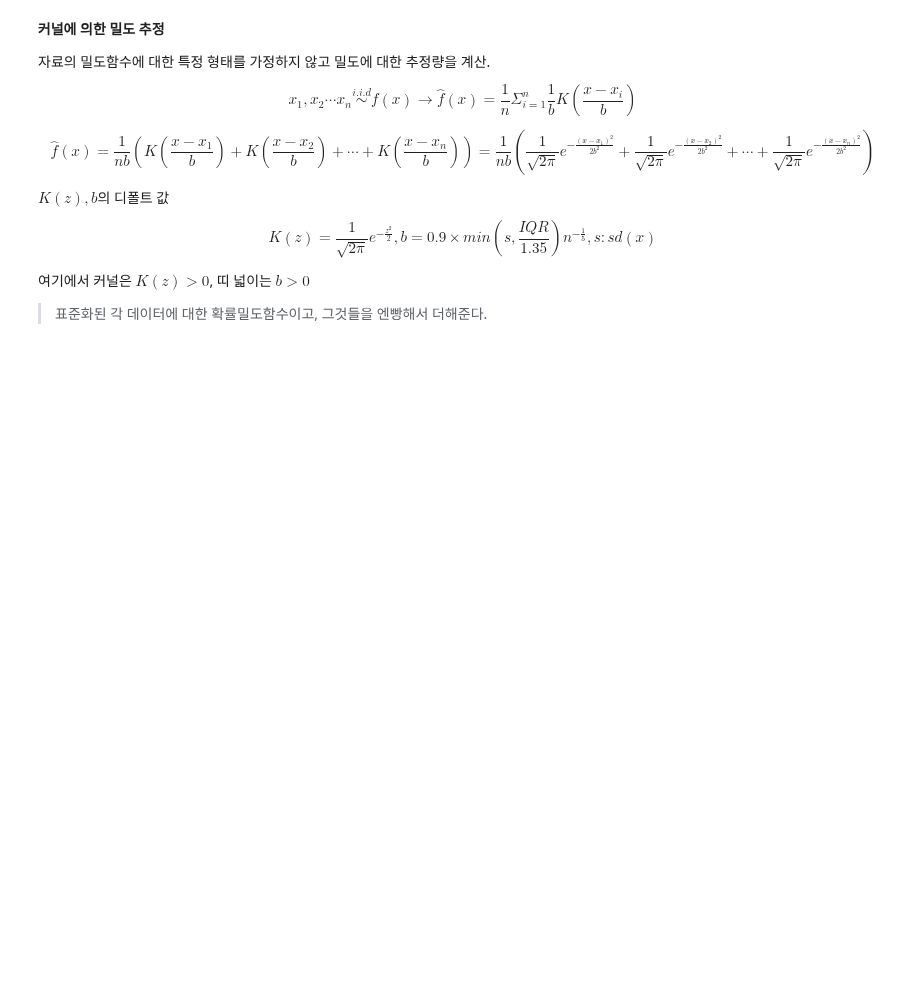
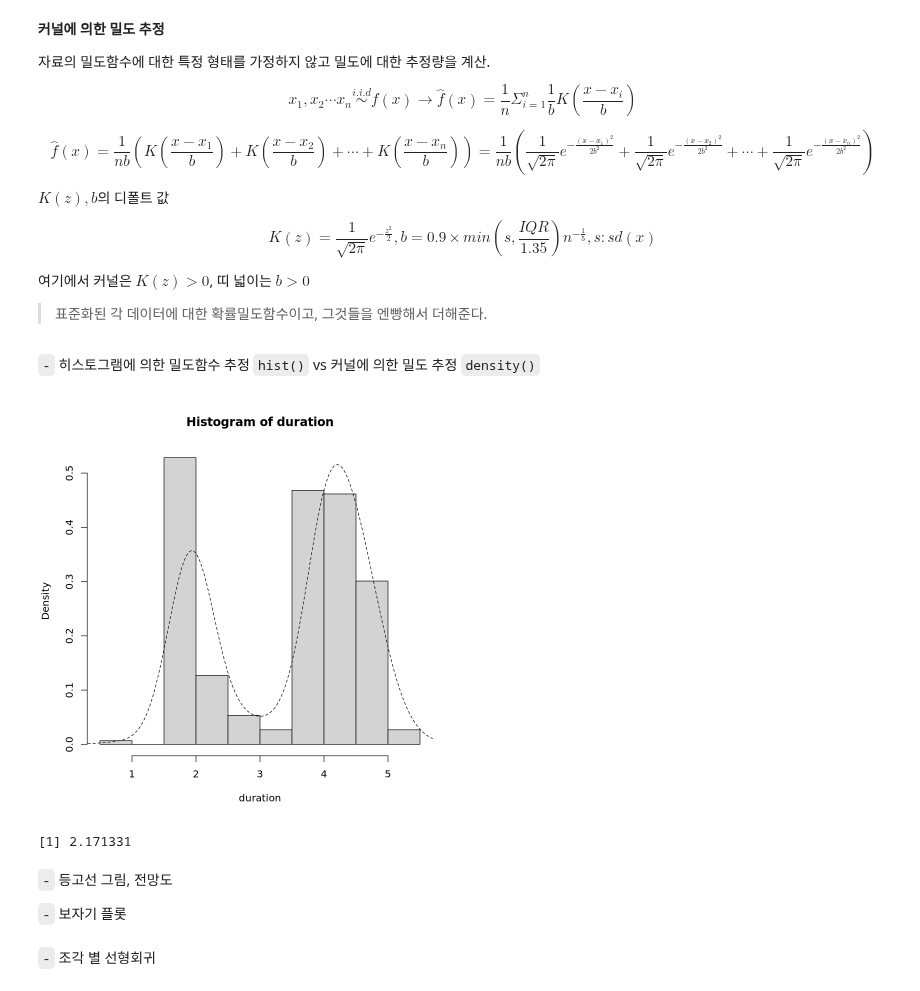
Before and after one commit to HollyRiver/R, a Jupyter notebook: EDA/code assemble.ipynb, the cells around one changed output. Drawn from its saved outputs; the diff is of its cells as text; code cells hidden in the pictures; blank space fills up the shorter version.

```diff
--- a/EDA/code assemble.ipynb
+++ b/EDA/code assemble.ipynb
@@ -398,3 +398,5 @@ $$K(z) = \frac{1}{\sqrt{2\pi}} e^{-\frac{z^2}{2}}, b = 0.9 \times min(s, \frac{I
 여기에서 커널은 $K(z) > 0$, 띠 넓이는 $b > 0$
 
 > 표준화된 각 데이터에 대한 확률밀도함수이고, 그것들을 엔빵해서 더해준다.
+# %% [markdown]
+`-` 히스토그램에 의한 밀도함수 추정 `hist()` vs 커널에 의한 밀도 추정 `density()`
@@ -400,0 +407,17 @@ $$K(z) = \frac{1}{\sqrt{2\pi}} e^{-\frac{z^2}{2}}, b = 0.9 \times min(s, \frac{I
+# %%
+hist(duration, freq = F)
+lines(density(duration), lty = 2)
+# %% [output]
+[figure, added]
+# %%
+x = c(-2.1, -1.3, -0.4, 1.9, 5.1, 6.2)
+b = 0.9*min(sd(x), IQR(x)/1.35)*length(x)^(-1/5)
+b  ## default b
+# %% [output]
+[1] 2.171331
+# %% [markdown]
+`-` 등고선 그림, 전망도
+
+`-` 보자기 플롯
+# %% [markdown]
+`-` 조각 별 선형회귀
```
Also changed, not shown: parts of 1 cell of this notebook, 5 other files.
